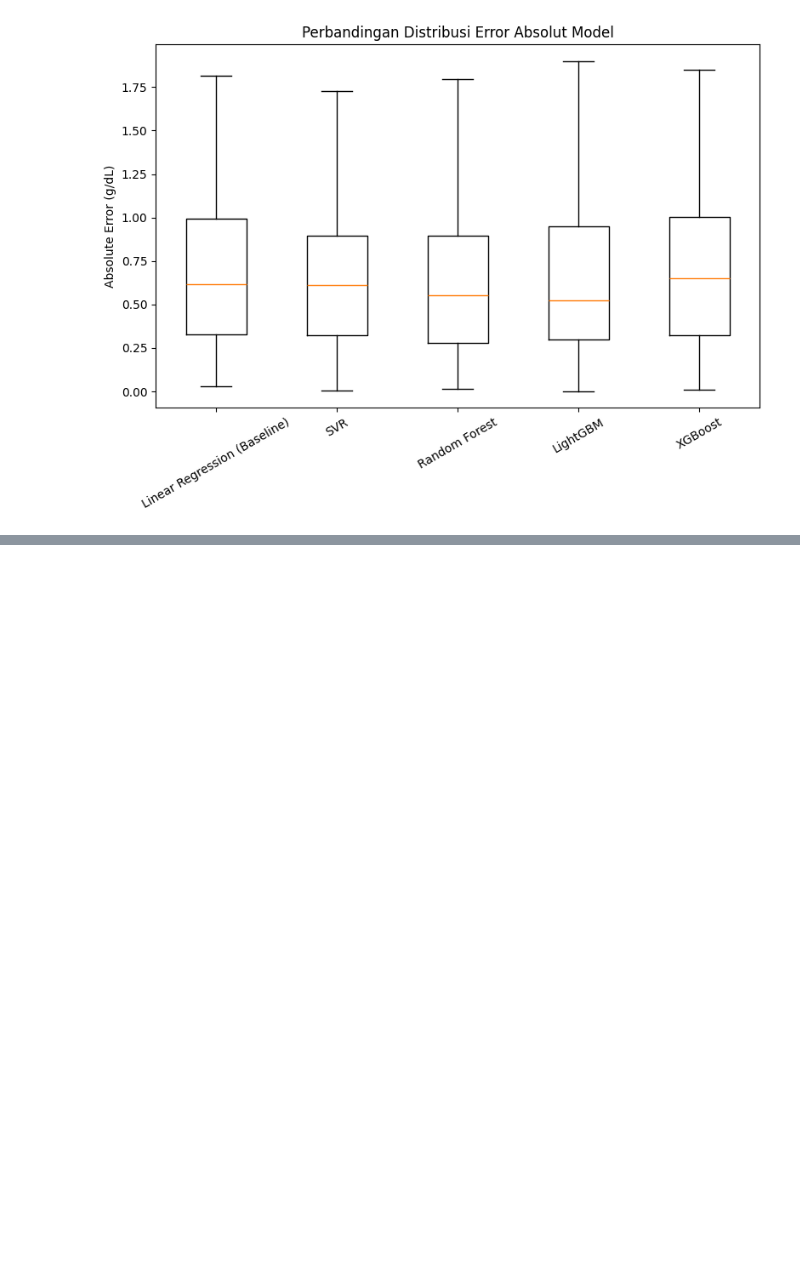
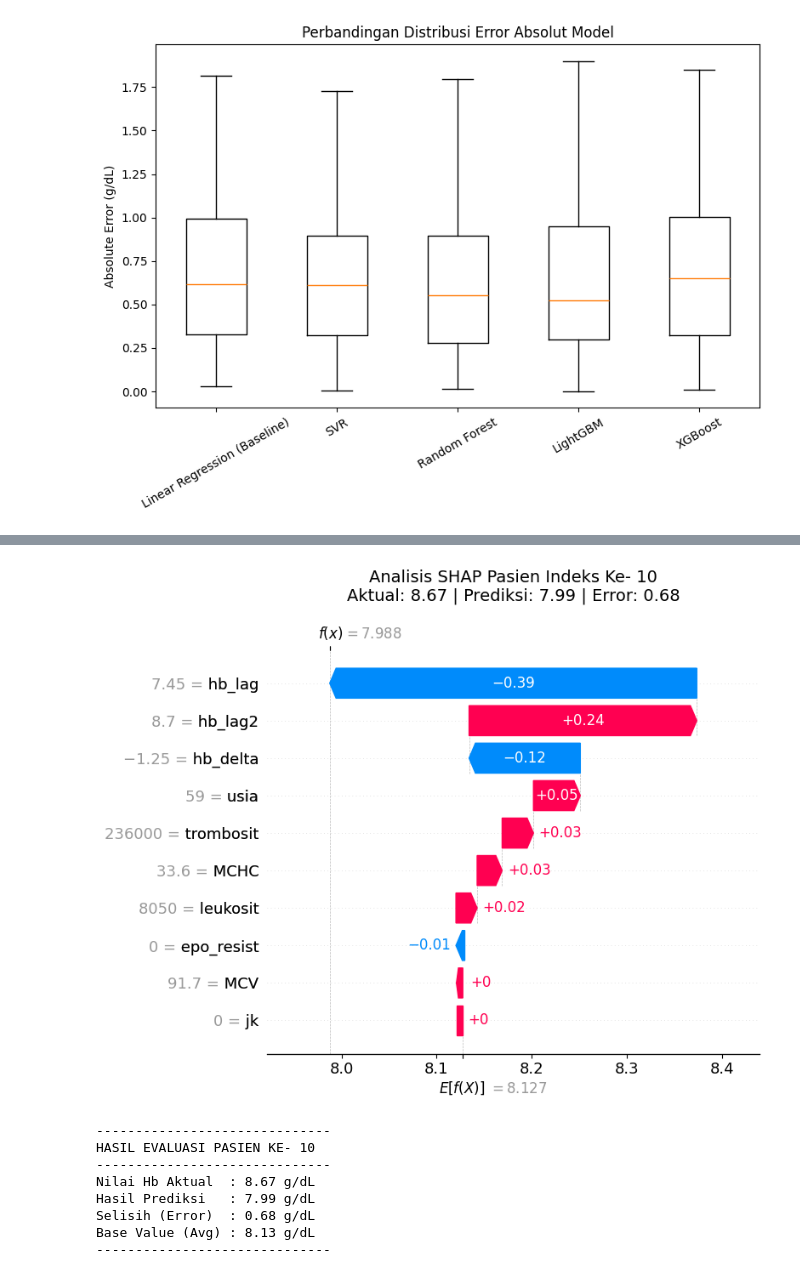
Before and after one commit to airtaprtw/PREDIKSI-KADAR-HB, a Jupyter notebook: notebooks/02_GridSearchModelling.ipynb, the cells around one changed output, grey strips where cells are left out. Saved outputs shown, nothing was run; the diff lists cells and outputs as text; code cells hidden in the pictures; blank space fills up the shorter version.

```diff
--- a/notebooks/GridSearchModelling.ipynb
+++ b/notebooks/02_GridSearchModelling.ipynb
@@ -720,0 +810,45 @@ plt.show()
+# %%
+import shap
+import matplotlib.pyplot as plt
+
+explainer = shap.Explainer(grid_lgbm.best_estimator_)
+
+# misal indeks 10
+indeks_pasien = 10
+pasien_terpilih = X_test.iloc[[indeks_pasien]]
+
+nilai_aktual = y_test.iloc[indeks_pasien]
+
+prediksi = grid_lgbm.best_estimator_.predict(pasien_terpilih)[0]
+error = abs(prediksi - nilai_aktual)
+
+shap_values_pasien = explainer(pasien_terpilih)
+
+plt.figure(figsize=(12, 6))
+shap.plots.waterfall(shap_values_pasien[0], show=False)
+
+plt.title(f"Analisis SHAP Pasien Indeks Ke- {indeks_pasien}\n"
+          f"Aktual: {nilai_aktual:.2f} | Prediksi: {prediksi:.2f} | Error: {error:.2f}",
+          fontsize=14, pad=20)
+
+plt.tight_layout()
+plt.show()
+
+print("-" * 30)
+print(f"HASIL EVALUASI PASIEN KE- {indeks_pasien}")
+print("-" * 30)
+print(f"Nilai Hb Aktual  : {nilai_aktual:.2f} g/dL")
+print(f"Hasil Prediksi   : {prediksi:.2f} g/dL")
+print(f"Selisih (Error)  : {error:.2f} g/dL")
+print(f"Base Value (Avg) : {explainer.expected_value:.2f} g/dL")
+print("-" * 30)
+# %% [output]
+[figure, added]
+------------------------------
+HASIL EVALUASI PASIEN KE- 10
+------------------------------
+Nilai Hb Aktual  : 8.67 g/dL
+Hasil Prediksi   : 7.99 g/dL
+Selisih (Error)  : 0.68 g/dL
+Base Value (Avg) : 8.13 g/dL
+------------------------------
```
Also changed, not shown: parts of 6 cells of this notebook, 9 other files.
